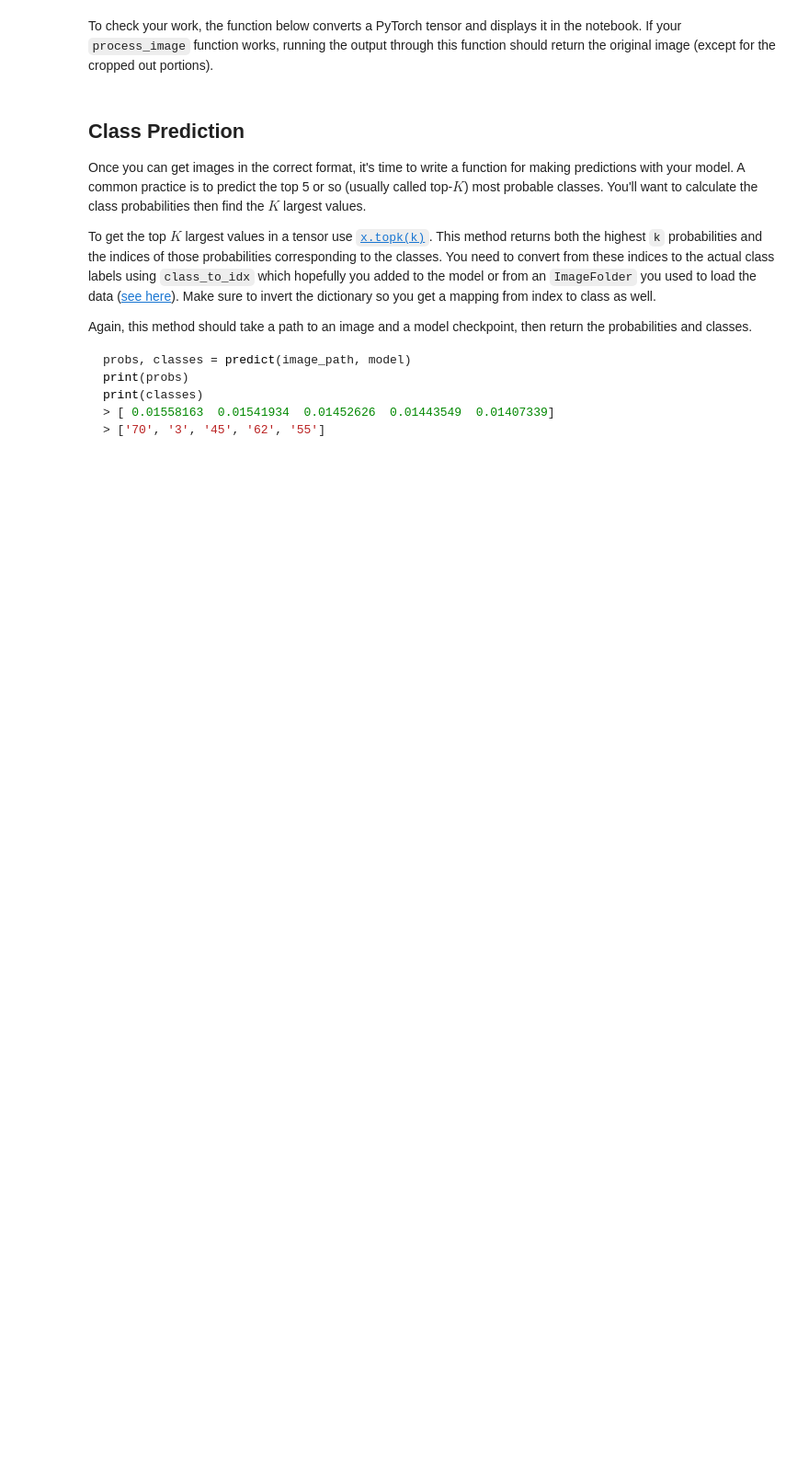
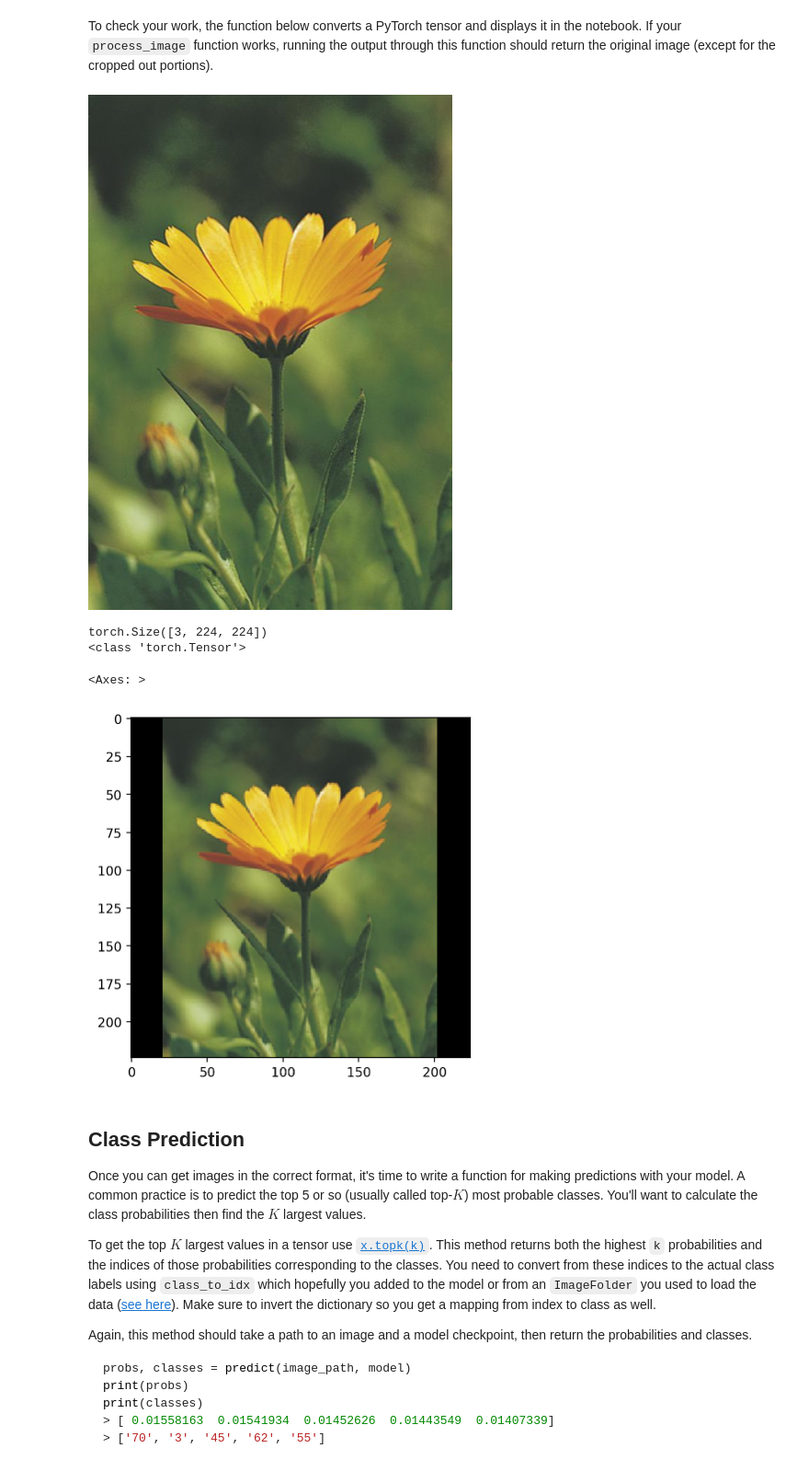
Before and after one commit to MarinaMatore/ImageClassifier, a Jupyter notebook: Image Classifier Project.ipynb, the cells around one changed output. Shown at 92% size. Saved outputs shown, nothing was run; the diff lists cells and outputs as text; code cells hidden in the pictures; blank space fills up the shorter version.

```diff
--- a/Image Classifier Project.ipynb
+++ b/Image Classifier Project.ipynb
@@ -341,12 +369,24 @@ As before, the network expects the images to be normalized in a specific way. Fo
 
 And finally, PyTorch expects the color channel to be the first dimension but it's the third dimension in the PIL image and Numpy array. You can reorder dimensions using [`ndarray.transpose`](https://docs.scipy.org/doc/numpy-1.13.0/reference/generated/numpy.ndarray.transpose.html). The color channel needs to be first and retain the order of the other two dimensions.
 # %%
-def process_image(image):
+def process_image(image_path):
     ''' Scales, crops, and normalizes a PIL image for a PyTorch model,
         returns an Numpy array
     '''
 
     # TODO: Process a PIL image for use in a PyTorch model
+    size = (256,256)
+    image = Image.open(image_path)
+    image.thumbnail(size)
+    img_transforms =  transforms.Compose([
+        transforms.CenterCrop(224),
+        transforms.ToTensor(),
+        transforms.Normalize(mean=[0.485, 0.456, 0.406],
+                             std=[0.229, 0.224, 0.225])])
+
+    img_tensor = img_transforms(image)
+    img_tensor.unsqueeze(0)
+    return img_tensor
 # %% [markdown]
 To check your work, the function below converts a PyTorch tensor and displays it in the notebook. If your `process_image` function works, running the output through this function should return the original image (except for the cropped out portions).
 # %%
@@ -370,6 +410,22 @@ def imshow(image, ax=None, title=None):
     ax.imshow(image)
 
     return ax
+# %%
+image = Image.open('flowers/valid/5/image_05164.jpg')
+from IPython.display import display
+display(image)
+tensor_image = process_image('flowers/valid/5/image_05164.jpg')
+print(tensor_image.shape)
+print(type(tensor_image))
+#tensor_image = tensor_image * 0.5
+
+imshow(tensor_image)
+# %% [output]
+[figure, added]
+torch.Size([3, 224, 224])
+<class 'torch.Tensor'>
+<Axes: >
+[figure, added]
 # %% [markdown]
 ## Class Prediction
 
```
Also changed, not shown: parts of 15 cells of this notebook.
